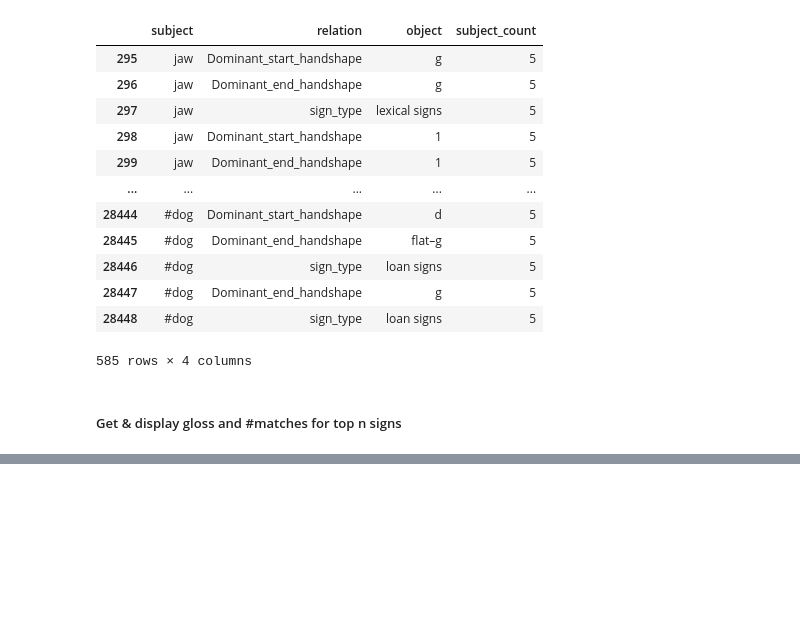
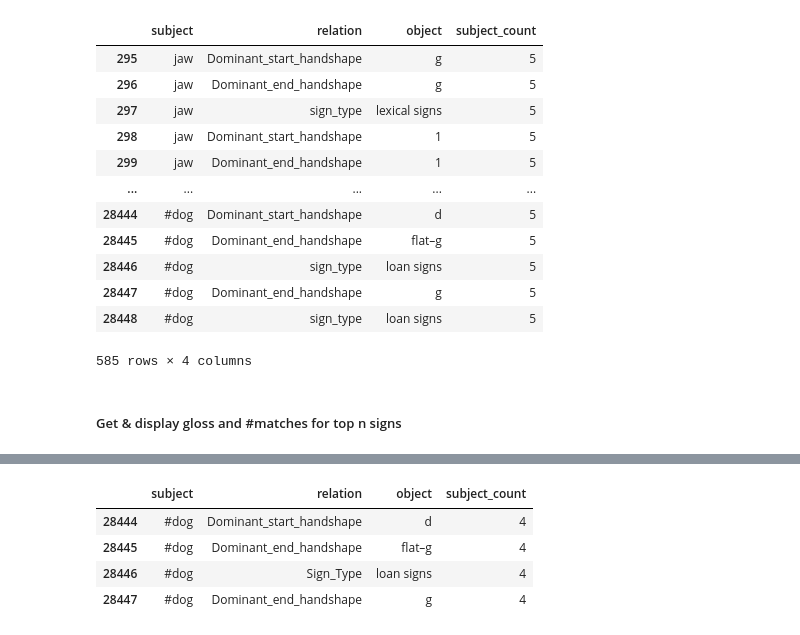
Before and after one commit to NidhiMuni/asl-search-engine, a Jupyter notebook: minimal-model/backend-minimal.ipynb, the cells around one changed output, grey strips where cells are left out. Saved outputs shown, nothing was run; the diff lists cells and outputs as text; code cells hidden in the pictures; blank space fills up the shorter version.

```diff
--- a/minimal-model/backend-minimal.ipynb
+++ b/minimal-model/backend-minimal.ipynb
@@ -230,0 +270,8 @@ another_test_sample
+# %%
+edges[edges['subject'] == '#dog']
+# %% [output]
+|  | subject | relation | object | subject_count |
+| 28444 | #dog | Dominant_start_handshape | d | 4 |
+| 28445 | #dog | Dominant_end_handshape | flat–g | 4 |
+| 28446 | #dog | Sign_Type | loan signs | 4 |
+| 28447 | #dog | Dominant_end_handshape | g | 4 |
```
Also changed, not shown: parts of 8 cells of this notebook, 4 other files.
